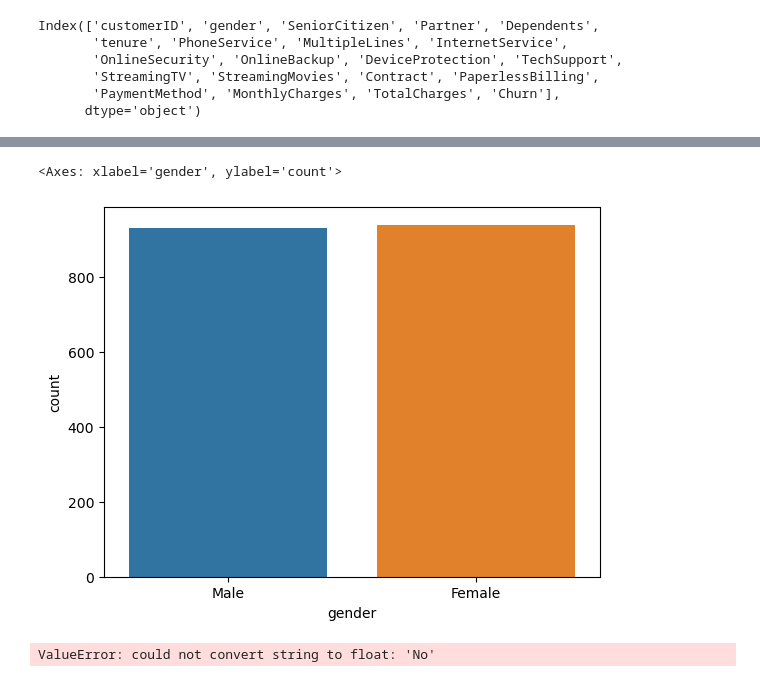
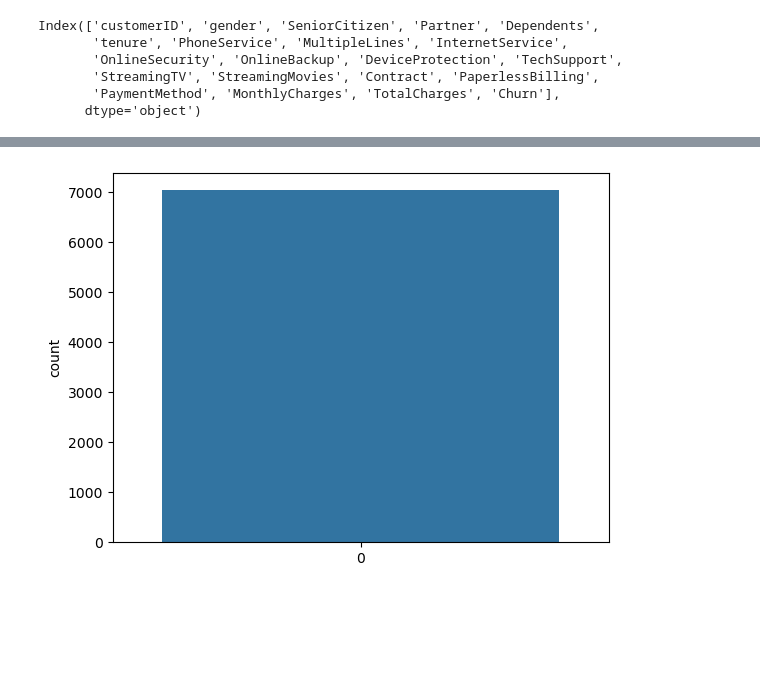
Before and after one commit to putriekales/tugaswgtik, a Jupyter notebook: tugas_wgtik.ipynb, the cells around one changed output, grey strips where cells are left out. Saved outputs shown, nothing was run; the diff lists cells and outputs as text; code cells hidden in the pictures; blank space fills up the shorter version.

```diff
--- a/tugas_wgtik.ipynb
+++ b/tugas_wgtik.ipynb
@@ -246,16 +261,4 @@ https://gist.github.com/mwaskom/de44147ed2974457ad6372750bbe5751
-# %%
-# Memilih kolom "gender" dan "Churn" dari dataset
-df_gc = df2[['gender', 'Churn']]
-
-# Filter dataset hanya untuk pelanggan churn
-df_churn = df_gc[df_gc['Churn'] == 'Yes']
-
-# Memplot jumlah pelanggan churn dan not churn berdasarkan jenis kelamin
-sns.countplot(x='gender', data=df_churn)
-# %% [output]
-<Axes: xlabel='gender', ylabel='count'>
-[figure, removed]
 # %%
-Churn = sns.countplot(df2['Churn'])
+gender_churn = sns.countplot(df2['Churn'])
 # %% [output]
-ValueError: could not convert string to float: 'No'
+[figure, added]
```
Also changed, not shown: parts of 28 cells of this notebook.
